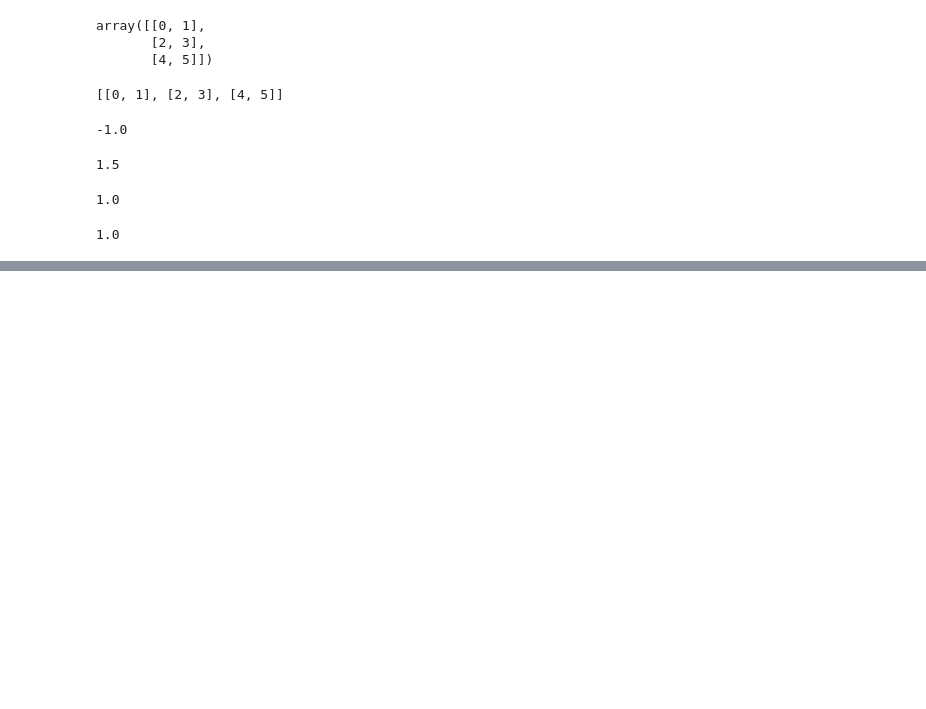
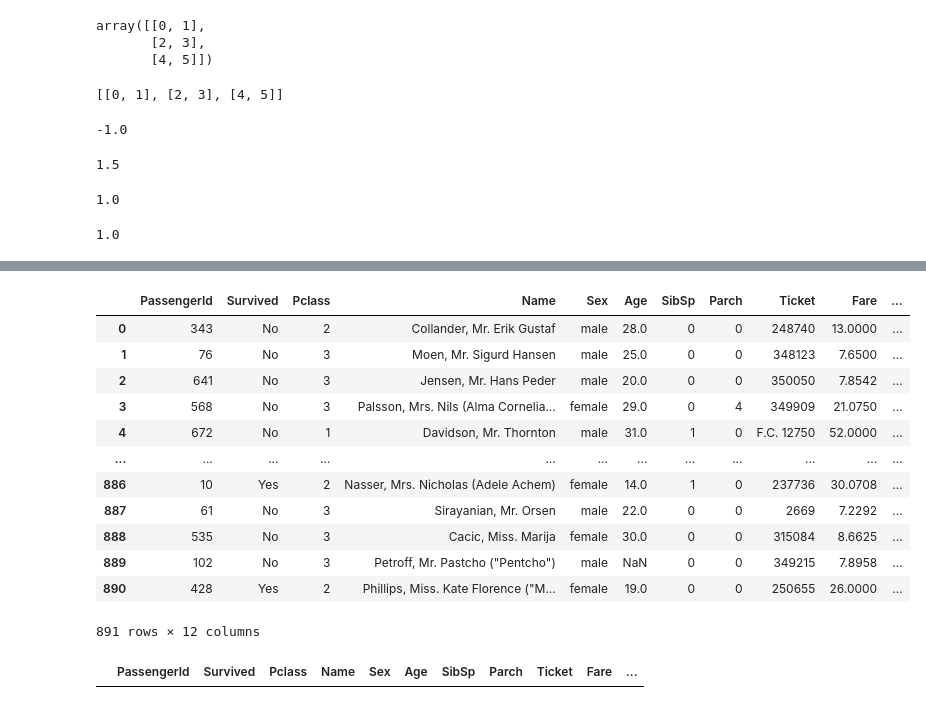
Before and after one commit to Aladji92/cp2, a Jupyter notebook: python.ipynb, the cells around one changed output, grey strips where cells are left out. Cells and saved outputs as stored; diff of their text form; code cells hidden in the pictures; blank space fills up the shorter version.

```diff
--- a/python.ipynb
+++ b/python.ipynb
@@ -117,0 +140,20 @@ print(covariance)
+# %%
+df
+# %% [output]
+|  | PassengerId | Survived | Pclass | Name | Sex | Age | SibSp | Parch | Ticket | Fare | ... |
+| 0 | 343 | No | 2 | Collander, Mr. Erik Gustaf | male | 28.0 | 0 | 0 | 248740 | 13.0000 | ... |
+| 1 | 76 | No | 3 | Moen, Mr. Sigurd Hansen | male | 25.0 | 0 | 0 | 348123 | 7.6500 | ... |
+| 2 | 641 | No | 3 | Jensen, Mr. Hans Peder | male | 20.0 | 0 | 0 | 350050 | 7.8542 | ... |
+| 3 | 568 | No | 3 | Palsson, Mrs. Nils (Alma Cornelia... | female | 29.0 | 0 | 4 | 349909 | 21.0750 | ... |
+| 4 | 672 | No | 1 | Davidson, Mr. Thornton | male | 31.0 | 1 | 0 | F.C. 12750 | 52.0000 | ... |
+| ... | ... | ... | ... | ... | ... | ... | ... | ... | ... | ... | ... |
+| 886 | 10 | Yes | 2 | Nasser, Mrs. Nicholas (Adele Achem) | female | 14.0 | 1 | 0 | 237736 | 30.0708 | ... |
+| 887 | 61 | No | 3 | Sirayanian, Mr. Orsen | male | 22.0 | 0 | 0 | 2669 | 7.2292 | ... |
+| 888 | 535 | No | 3 | Cacic, Miss. Marija | female | 30.0 | 0 | 0 | 315084 | 8.6625 | ... |
+| 889 | 102 | No | 3 | Petroff, Mr. Pastcho ("Pentcho") | male | NaN | 0 | 0 | 349215 | 7.8958 | ... |
+| 890 | 428 | Yes | 2 | Phillips, Miss. Kate Florence ("M... | female | 19.0 | 0 | 0 | 250655 | 26.0000 | ... |
+891 rows × 12 columns
+# %%
+df.head(0)
+# %% [output]
+|  | PassengerId | Survived | Pclass | Name | Sex | Age | SibSp | Parch | Ticket | Fare | ... |
```
Also changed, not shown: parts of 24 cells of this notebook.
